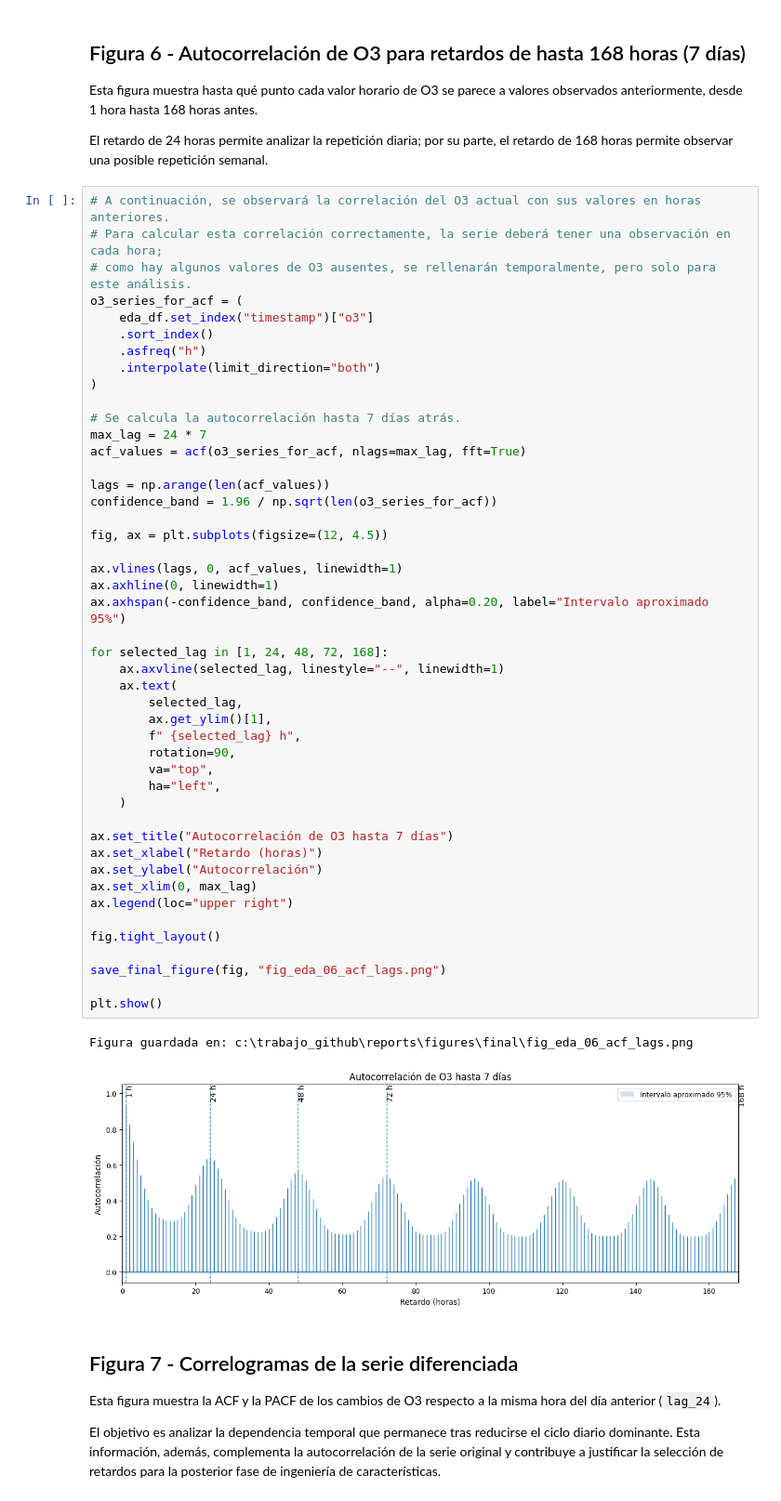
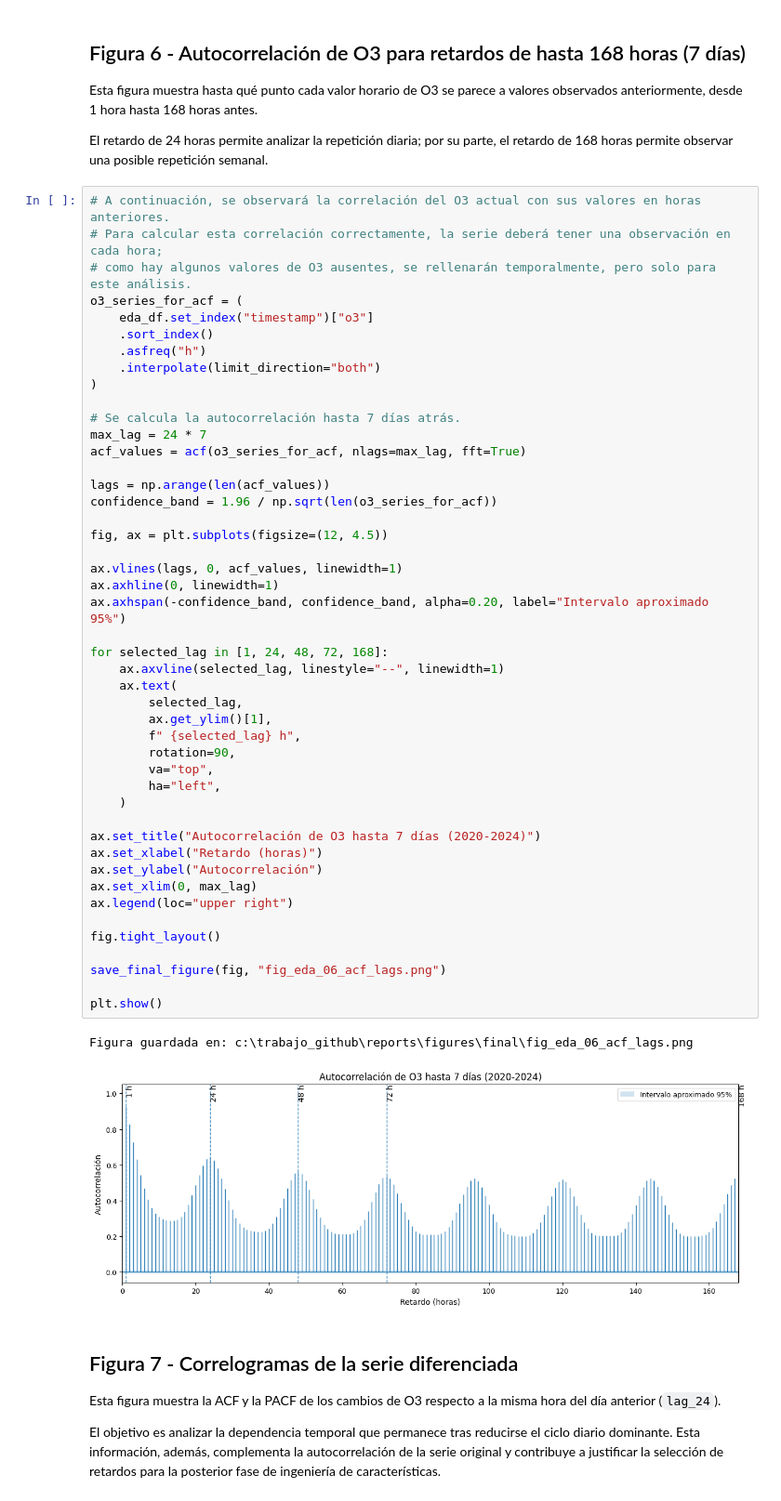
Before and after one commit to hipenation2142/trabajo, a Jupyter notebook: notebooks/01b_eda_final_figures.ipynb, the cells around one changed output. Shown at 93% size. Drawn from its saved outputs; the diff is of its cells as text.

```diff
--- a/notebooks/01b_eda_final_figures.ipynb
+++ b/notebooks/01b_eda_final_figures.ipynb
@@ -718,35 +788,35 @@ confidence_band = 1.96 / np.sqrt(len(o3_series_for_acf))
 
 fig, ax = plt.subplots(figsize=(12, 4.5))
 
 ax.vlines(lags, 0, acf_values, linewidth=1)
 ax.axhline(0, linewidth=1)
 ax.axhspan(-confidence_band, confidence_band, alpha=0.20, label="Intervalo aproximado 95%")
 
 for selected_lag in [1, 24, 48, 72, 168]:
     ax.axvline(selected_lag, linestyle="--", linewidth=1)
     ax.text(
         selected_lag,
         ax.get_ylim()[1],
         f" {selected_lag} h",
         rotation=90,
         va="top",
         ha="left",
     )
 
-ax.set_title("Autocorrelación de O3 hasta 7 días")
+ax.set_title("Autocorrelación de O3 hasta 7 días (2020-2024)")
 ax.set_xlabel("Retardo (horas)")
 ax.set_ylabel("Autocorrelación")
 ax.set_xlim(0, max_lag)
 ax.legend(loc="upper right")
 
 fig.tight_layout()
 
 save_final_figure(fig, "fig_eda_06_acf_lags.png")
 
 plt.show()
 # %% [output]
 Figura guardada en: c:\trabajo_github\reports\figures\final\fig_eda_06_acf_lags.png
-[figure, old version]
+[figure, new version]
 # %% [markdown]
 ## Figura 7 - Correlogramas de la serie diferenciada
 
```
Also changed, not shown: parts of 3 cells of this notebook, 3 other files.
